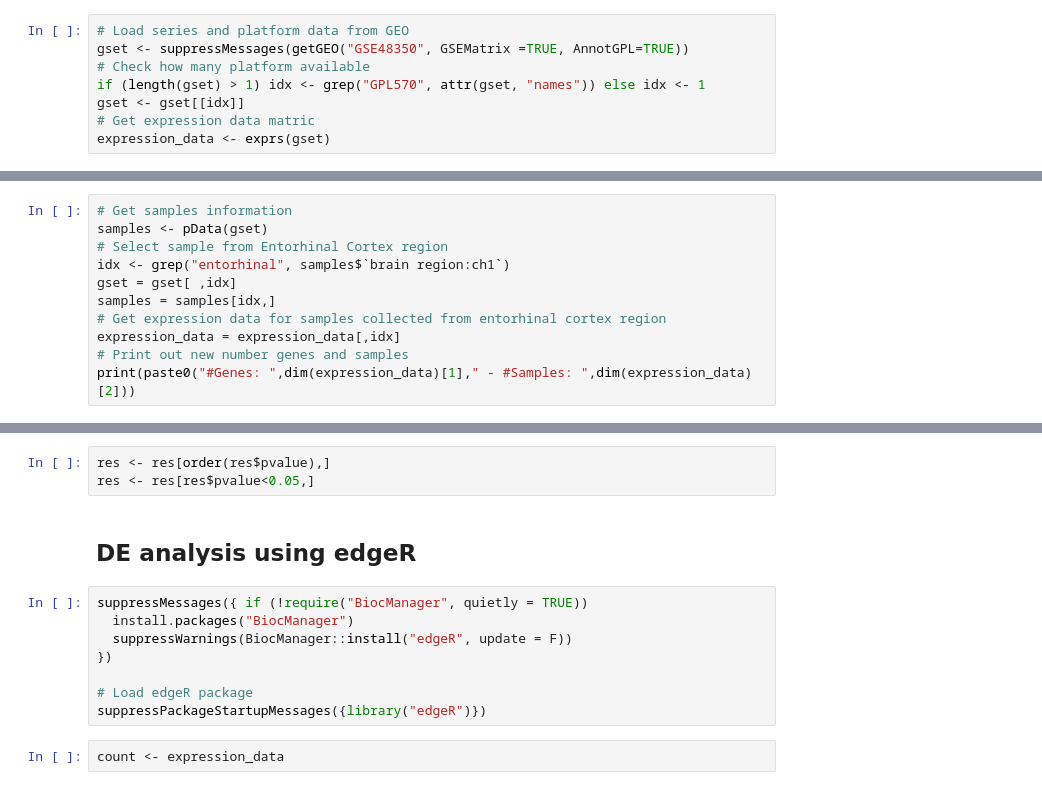
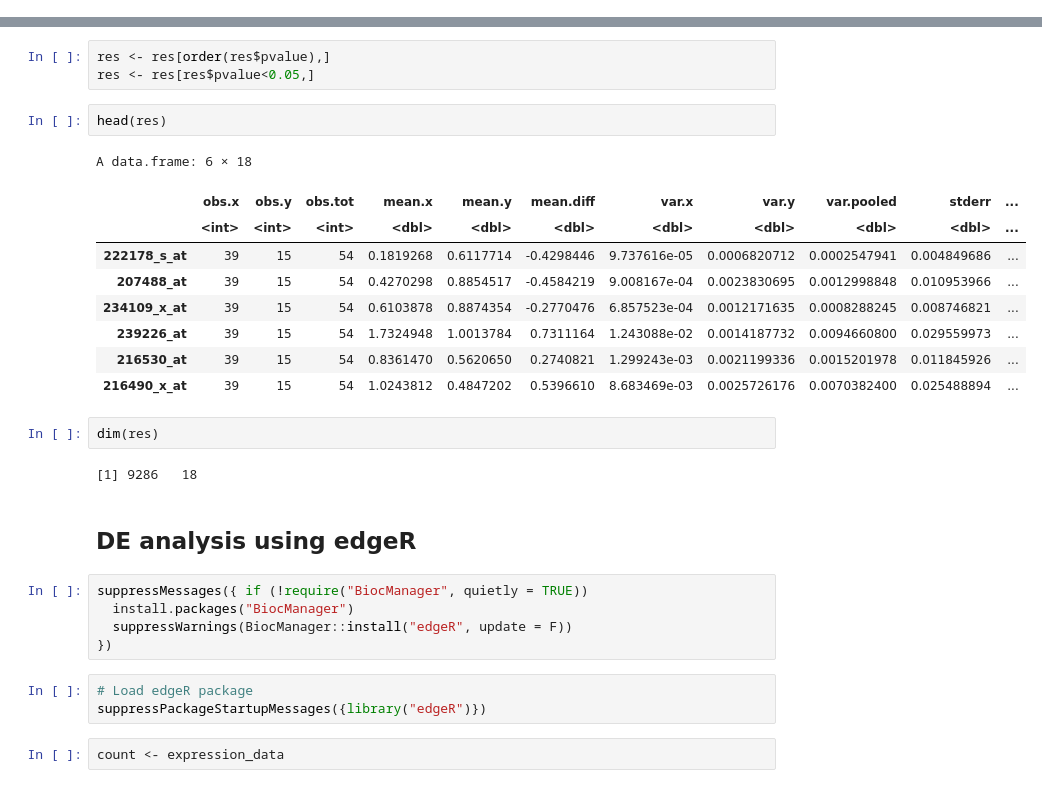
Before and after one commit to tinnlab/NOSI-Google-Cloud-Training, a Jupyter notebook: Module02-DE_Analysis.ipynb, the cells around one changed output, grey strips where cells are left out. Cells and saved outputs as stored; diff of their text form.

```diff
--- a/Module02-DE_Analysis.ipynb
+++ b/Module02-DE_Analysis.ipynb
@@ -32,8 +39,0 @@ Similar to the [**GEO Data processing** ](./Module01-GEO_Data_Processing.ipynb)
-# %%
-# Load series and platform data from GEO
-gset <- suppressMessages(getGEO("GSE48350", GSEMatrix =TRUE, AnnotGPL=TRUE))
-# Check how many platform available
-if (length(gset) > 1) idx <- grep("GPL570", attr(gset, "names")) else idx <- 1
-gset <- gset[[idx]]
-# Get expression data matric
-expression_data <- exprs(gset)
@@ -48,11 +39,0 @@ Now we need to select the samples that belong to entorhinal cortex region using
-# %%
-# Get samples information
-samples <- pData(gset)
-# Select sample from Entorhinal Cortex region
-idx <- grep("entorhinal", samples$`brain region:ch1`)
-gset = gset[ ,idx]
-samples = samples[idx,]
-# Get expression data for samples collected from entorhinal cortex region
-expression_data = expression_data[,idx]
-# Print out new number genes and samples
-print(paste0("#Genes: ",dim(expression_data)[1]," - #Samples: ",dim(expression_data)[2]))
@@ -152,6 +143,22 @@ res <- row_t_equalvar(X,Y,alternative = "two.sided", mu = 0, conf.level = 0.95)
 # %%
 res <- res[order(res$pvalue),]
 res <- res[res$pvalue<0.05,]
+# %%
+head(res)
+# %% [output]
+A data.frame: 6 × 18
+|  | obs.x | obs.y | obs.tot | mean.x | mean.y | mean.diff | var.x | var.y | var.pooled | stderr | ... |
+|  | <int> | <int> | <int> | <dbl> | <dbl> | <dbl> | <dbl> | <dbl> | <dbl> | <dbl> | ... |
+| 222178_s_at | 39 | 15 | 54 | 0.1819268 | 0.6117714 | -0.4298446 | 9.737616e-05 | 0.0006820712 | 0.0002547941 | 0.004849686 | ... |
+| 207488_at | 39 | 15 | 54 | 0.4270298 | 0.8854517 | -0.4584219 | 9.008167e-04 | 0.0023830695 | 0.0012998848 | 0.010953966 | ... |
+| 234109_x_at | 39 | 15 | 54 | 0.6103878 | 0.8874354 | -0.2770476 | 6.857523e-04 | 0.0012171635 | 0.0008288245 | 0.008746821 | ... |
+| 239226_at | 39 | 15 | 54 | 1.7324948 | 1.0013784 | 0.7311164 | 1.243088e-02 | 0.0014187732 | 0.0094660800 | 0.029559973 | ... |
+| 216530_at | 39 | 15 | 54 | 0.8361470 | 0.5620650 | 0.2740821 | 1.299243e-03 | 0.0021199336 | 0.0015201978 | 0.011845926 | ... |
+| 216490_x_at | 39 | 15 | 54 | 1.0243812 | 0.4847202 | 0.5396610 | 8.683469e-03 | 0.0025726176 | 0.0070382400 | 0.025488894 | ... |
+# %%
+dim(res)
+# %% [output]
+[1] 9286   18
 # %% [markdown]
 ## DE analysis using edgeR
 # %%
@@ -159,9 +166,9 @@ suppressMessages({ if (!require("BiocManager", quietly = TRUE))
   install.packages("BiocManager")
   suppressWarnings(BiocManager::install("edgeR", update = F))
 })
-
-# Load edgeR package
-suppressPackageStartupMessages({library("edgeR")})
+# %%
+# Load edgeR package
+suppressPackageStartupMessages({library("edgeR")})
 # %%
 count <- expression_data
 # %%
```
Also changed, not shown: parts of 50 cells of this notebook, 3 other files.
